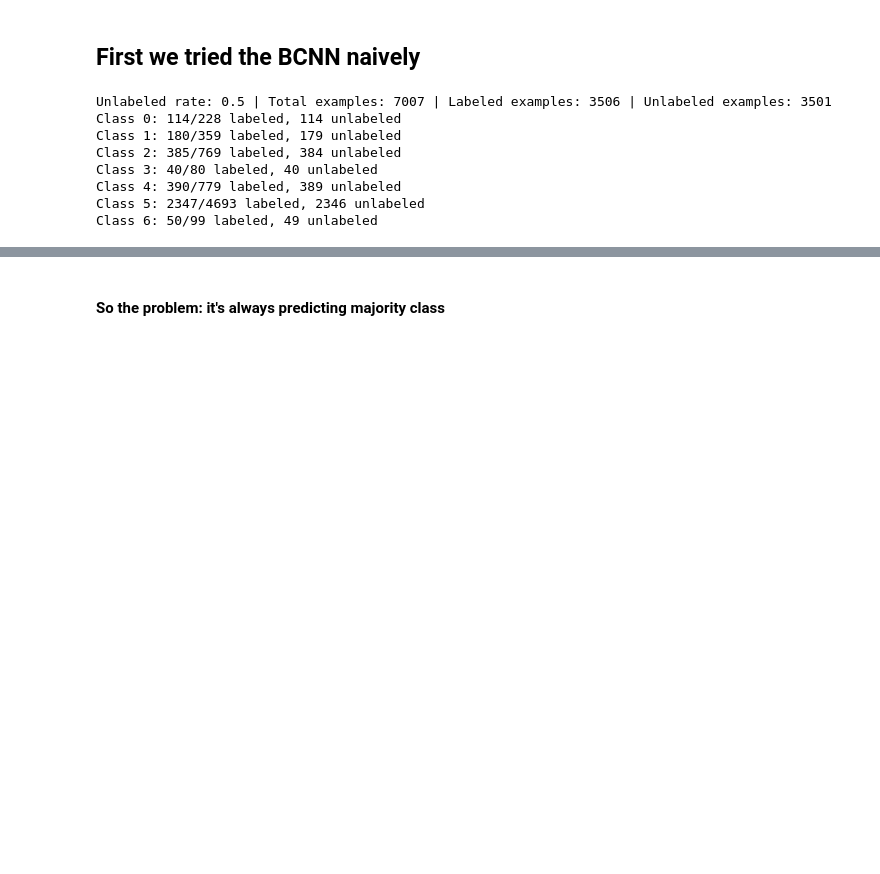
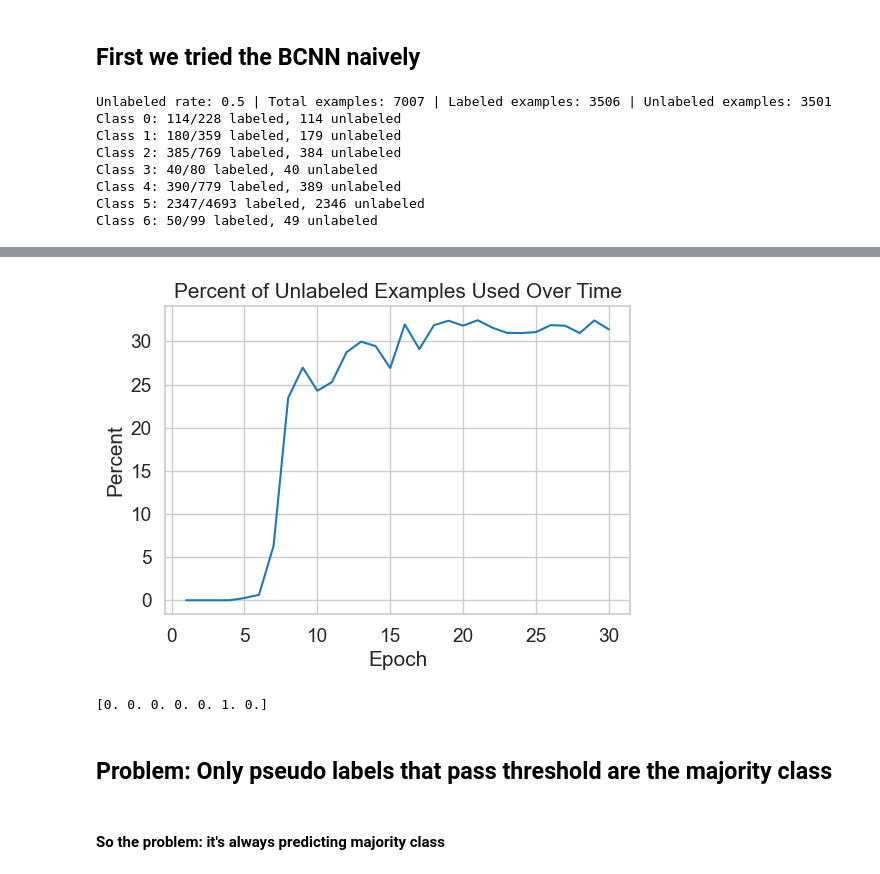
Before and after one commit to behrensm03/bdl-ssl, a Jupyter notebook: bayes-issue.ipynb, the cells around one changed output, grey strips where cells are left out. Cells and saved outputs as stored; diff of their text form; code cells hidden in the pictures; blank space fills up the shorter version.

```diff
--- a/bayes-issue.ipynb
+++ b/bayes-issue.ipynb
@@ -83,6 +91,10 @@ Class 4: 390/779 labeled, 389 unlabeled
 Class 5: 2347/4693 labeled, 2346 unlabeled
 Class 6: 50/99 labeled, 49 unlabeled
 # %%
-ssl_bmodel_50, criterion, optimizer = default_setup(lr=0.0001)
-bcnn_history_50 = train_loop_bcnn_hard_pseudo_label(ssl_bmodel_50, train_ssl_loader_50, val_loader, criterion, optimizer, num_epochs=20, alpha=0.5, beta=1.0, num_samples=10)
+ssl_bmodel_50, criterion, optimizer = default_setup(lr=0.001)
+bcnn_history_50 = train_loop_bcnn_hard_pseudo_label(ssl_bmodel_50, train_ssl_loader_50, val_loader, criterion, optimizer, num_epochs=30, alpha=0.5, beta=1.0, threshold=0.95, num_samples=10)
+
+#after training
+# for name, param in ssl_bmodel_50.named_parameters():
+#     print(f"{name}: mean={param.data.mean():.4f}, std={param.data.std():.4f}")
 # %% [output]
@@ -143,3 +205,27 @@ Percentage of predictions that are class 5: 100.0%
+# %%
+plot_percent_unlabeled_used(bcnn_history_50)
+# %% [output]
+[figure, added]
+# %%
+# after training, run one pass through unlabeled data
+best_bcnn_model_50.eval()
+all_pseudo_labels = []
+with torch.no_grad():
+    for images, labels in train_ssl_loader_50:
+        unlabeled_mask = (labels == -1).squeeze()
+        inputs_unlabeled = images[unlabeled_mask]
+        if inputs_unlabeled.size(0) > 0:
+            avg_probs = best_bcnn_model_50.average_probs(inputs_unlabeled, num_samples=10)
+            max_probs, pseudo_labels = torch.max(avg_probs, dim=1)
+            confident = max_probs >= 0.95
+            if confident.sum() > 0:
+                all_pseudo_labels.append(pseudo_labels[confident])
+all_pseudo_labels = torch.cat(all_pseudo_labels)
+print(np.bincount(all_pseudo_labels.numpy(), minlength=7) / len(all_pseudo_labels))
+# %% [output]
+[0. 0. 0. 0. 0. 1. 0.]
+# %% [markdown]
+## Problem: Only pseudo labels that pass threshold are the majority class
 # %% [markdown]
 #### So the problem: it's always predicting majority class
 # %% [markdown]
```
Also changed, not shown: parts of 17 cells of this notebook, 3 other files.
